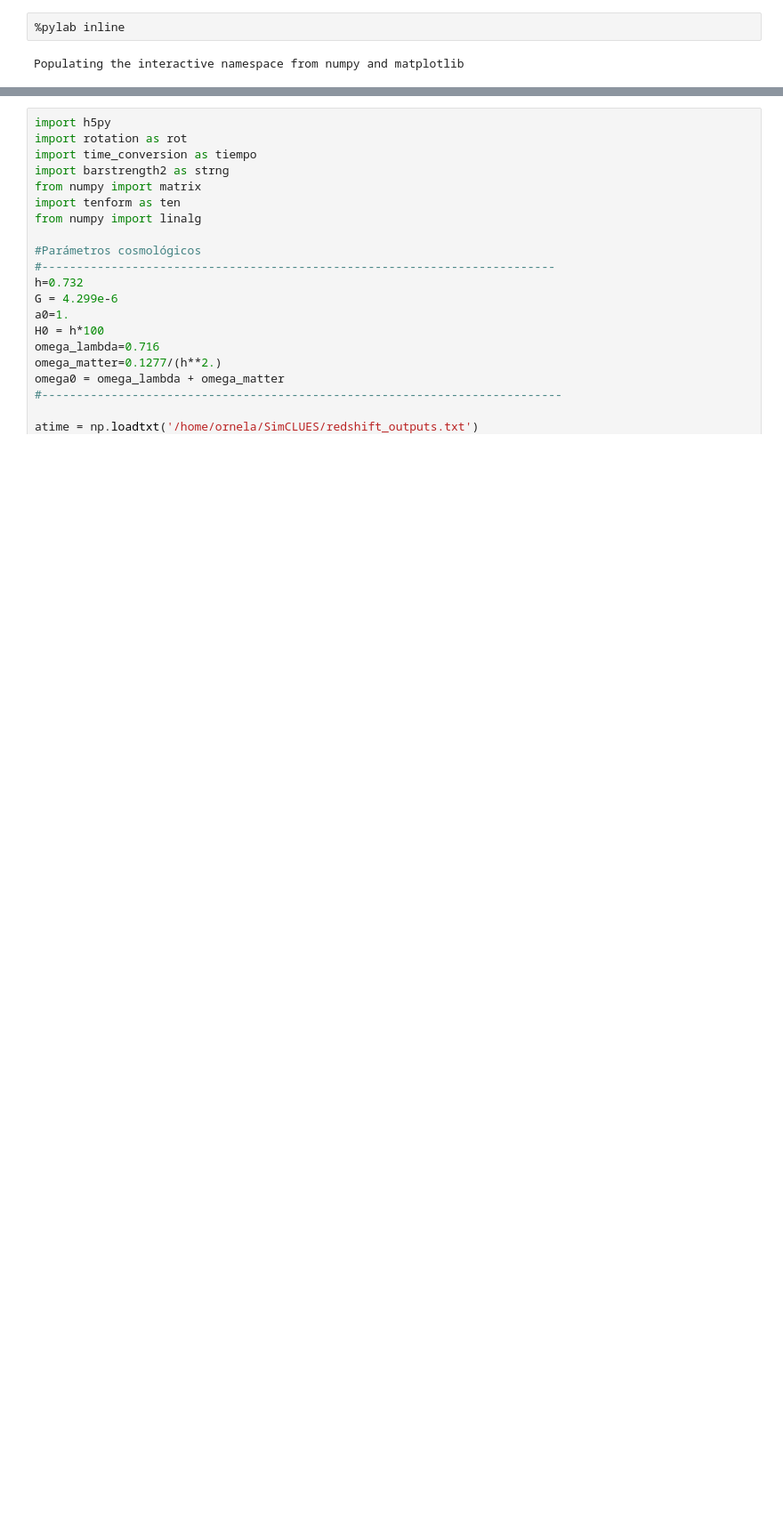
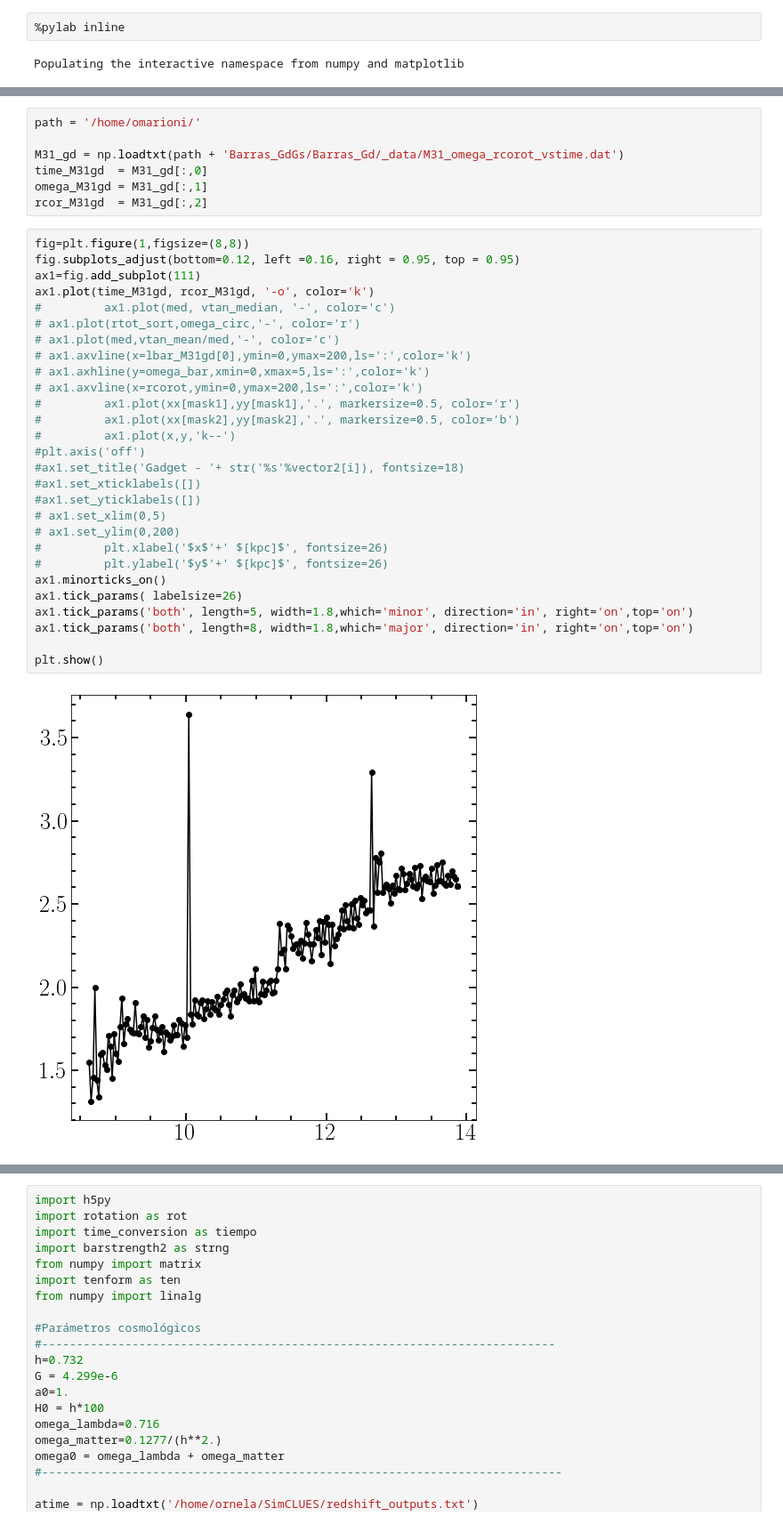
Before and after one commit to ornemarioni/Barras_GdGs, a Jupyter notebook: Barras_Gd/programs/omegabar_simulaciones.ipynb, the cells around one changed output, grey strips where cells are left out. Shown at 89% size. Drawn from its saved outputs; the diff is of its cells as text; blank space fills up the shorter version.

Commit message:
al fin tengo el omega bar lpmqlp!

```diff
--- a/Barras_Gd/programs/omegabar_simulaciones.ipynb
+++ b/Barras_Gd/programs/omegabar_simulaciones.ipynb
@@ -180,0 +277,37 @@ for isnap in snapshot:
+# %%
+path = '/home/omarioni/'
+
+M31_gd = np.loadtxt(path + 'Barras_GdGs/Barras_Gd/_data/M31_omega_rcorot_vstime.dat')
+time_M31gd  = M31_gd[:,0]
+omega_M31gd = M31_gd[:,1]
+rcor_M31gd  = M31_gd[:,2]
+# %%
+fig=plt.figure(1,figsize=(8,8))
+fig.subplots_adjust(bottom=0.12, left =0.16, right = 0.95, top = 0.95)
+ax1=fig.add_subplot(111)
+ax1.plot(time_M31gd, rcor_M31gd, '-o', color='k')
+#         ax1.plot(med, vtan_median, '-', color='c')
+# ax1.plot(rtot_sort,omega_circ,'-', color='r')
+# ax1.plot(med,vtan_mean/med,'-', color='c')
+# ax1.axvline(x=lbar_M31gd[0],ymin=0,ymax=200,ls=':',color='k')
+# ax1.axhline(y=omega_bar,xmin=0,xmax=5,ls=':',color='k')
+# ax1.axvline(x=rcorot,ymin=0,ymax=200,ls=':',color='k')
+#         ax1.plot(xx[mask1],yy[mask1],'.', markersize=0.5, color='r')
+#         ax1.plot(xx[mask2],yy[mask2],'.', markersize=0.5, color='b')
+#         ax1.plot(x,y,'k--')
+#plt.axis('off')
+#ax1.set_title('Gadget - '+ str('%s'%vector2[i]), fontsize=18)
+#ax1.set_xticklabels([])
+#ax1.set_yticklabels([])
+# ax1.set_xlim(0,5)
+# ax1.set_ylim(0,200)
+#         plt.xlabel('$x$'+' $[kpc]$', fontsize=26)
+#         plt.ylabel('$y$'+' $[kpc]$', fontsize=26)
+ax1.minorticks_on()
+ax1.tick_params( labelsize=26)
+ax1.tick_params('both', length=5, width=1.8,which='minor', direction='in', right='on',top='on')
+ax1.tick_params('both', length=8, width=1.8,which='major', direction='in', right='on',top='on')
+
+plt.show()
+# %% [output]
+[figure, added]
```
Also changed, not shown: parts of 4 cells of this notebook.
